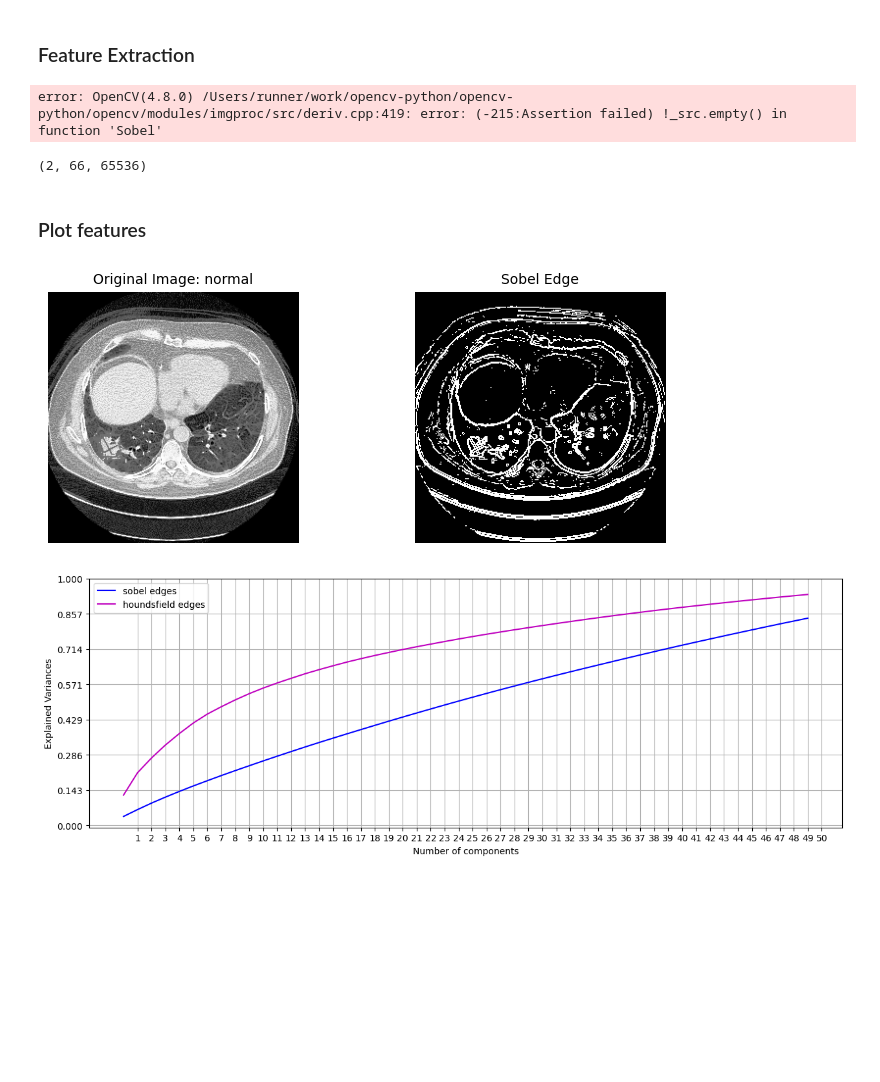
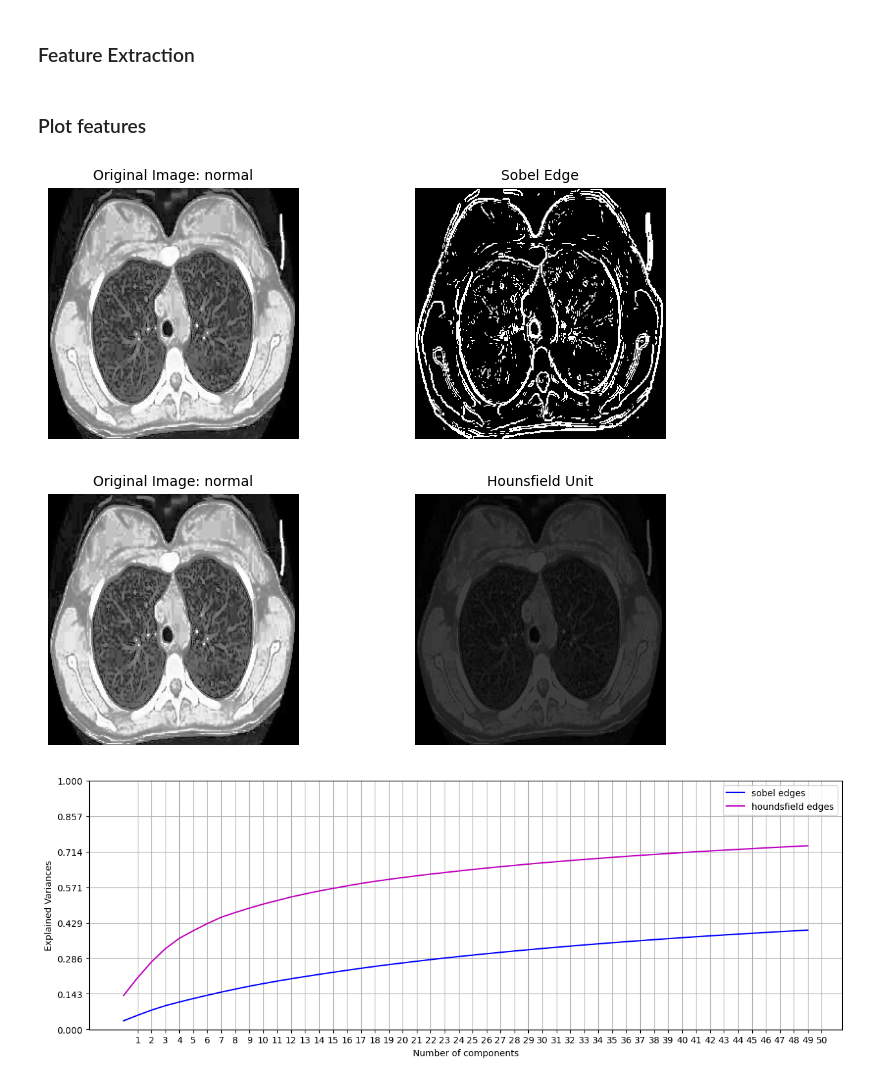
Before and after one commit to zacharyzimm/mids-281-final-project, a Jupyter notebook: LDA.ipynb, the cells around one changed output. Cells and saved outputs as stored; diff of their text form; code cells hidden in the pictures; blank space fills up the shorter version.

Commit message:
LDA applied after using KT's resizing and PCA on the images

```diff
--- a/LDA.ipynb
+++ b/LDA.ipynb
@@ -64,11 +78,9 @@ class_mappings = {
 ### Feature Extraction
 # %%
 #train_path = "/content/drive/MyDrive/W281/Final Project/Data_Resized/train"
-
+train_path = 'Data_Cropped_and_Resized/train'
 train_imgs, train_sobel_edges, train_labels = extract_features(train_path, detect_edges_sobel, class_mappings)
 _, train_hounsfield_edges, _ = extract_features(train_path, apply_hounsfield_units, class_mappings)
-# %% [output]
-error: OpenCV(4.8.0) /Users/runner/work/opencv-python/opencv-python/opencv/modules/imgproc/src/deriv.cpp:419: error: (-215:Assertion failed) !_src.empty() in function 'Sobel'
 # %%
 valid_path = "Data_Cropped_and_Resized/valid"
 valid_imgs, valid_sobel_edges, valid_labels = extract_features(valid_path, detect_edges_sobel, class_mappings)
@@ -88,15 +88,13 @@ input_features = input_features.T
-# %%
-input_features.shape
-# %% [output]
-(2, 66, 65536)
 # %% [markdown]
 ### Plot features
 # %%
-plot_features(valid_imgs, valid_sobel_edges, valid_labels, 0, 'Sobel Edge', class_mappings)
+plot_features(train_imgs, train_sobel_edges, train_labels, 0, 'Sobel Edge', class_mappings)
 # %% [output]
-[figure, old version]
+[figure, new version]
 # %%
 plot_features(train_imgs, train_hounsfield_edges, train_labels, 0, "Hounsfield Unit", class_mappings)
+# %% [output]
+[figure, added]
 # %%
 from sklearn.decomposition import PCA
 from sklearn.manifold import TSNE
@@ -139,8 +137,11 @@ def get_tsne(X_list, n_components=2):
 
 labels = ['sobel edges', 'houndsfield edges']
 
+training_features = [[img.flatten() for img in train_sobel_edges],
+            [img.flatten() for img in train_hounsfield_edges]]
+
 x = plot_PCA(training_features, labels, n_components=50)
 # %% [output]
-[figure, old version]
+[figure, new version]
 # %%
 
```
Also changed, not shown: parts of 8 cells of this notebook.
